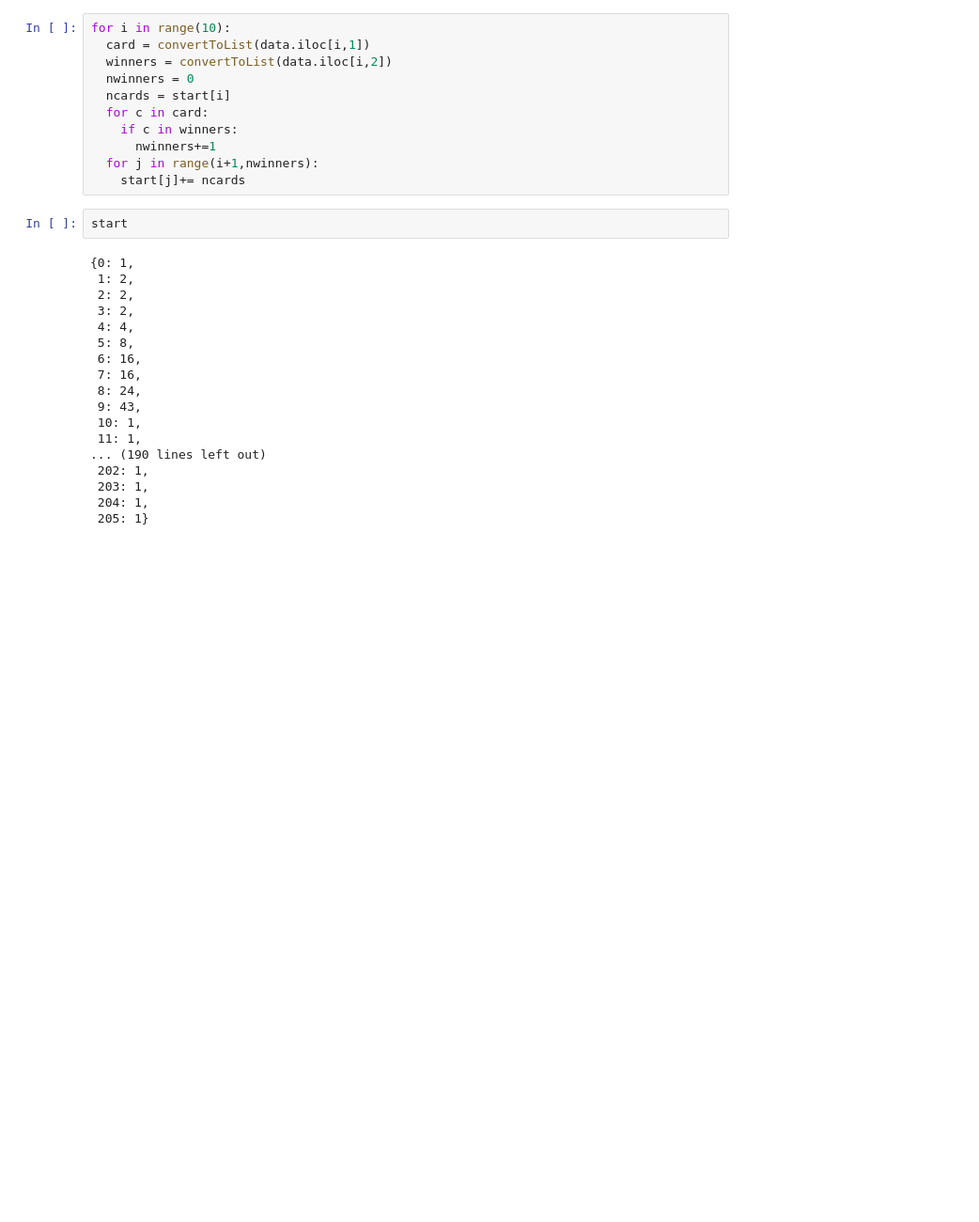
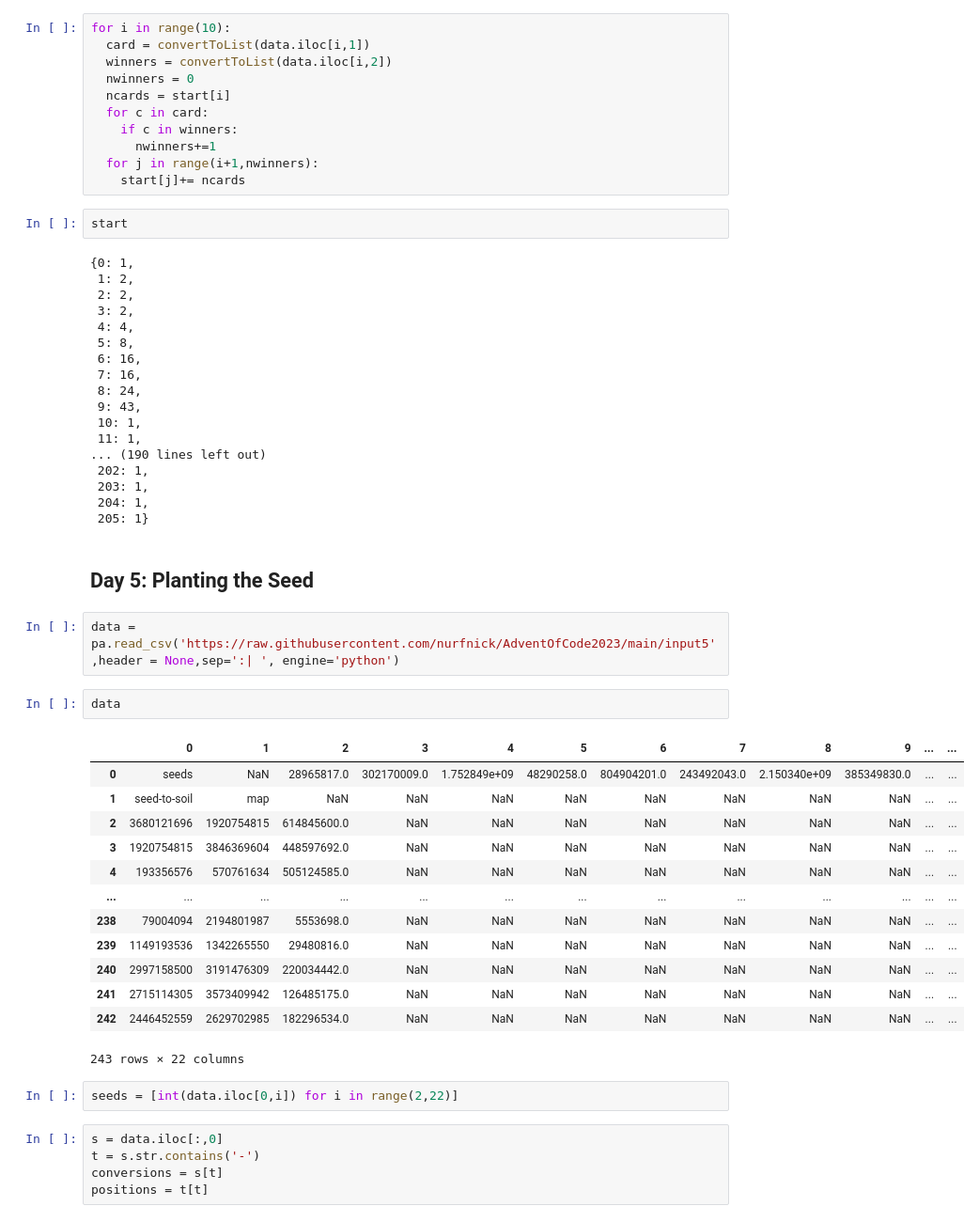
Before and after one commit to nurfnick/AdventOfCode2023, a Jupyter notebook: PythonCode.ipynb, the cells around one changed output. Shown at 94% size. Cells and saved outputs as stored; diff of their text form; blank space fills up the shorter version.

```diff
--- a/PythonCode.ipynb
+++ b/PythonCode.ipynb
@@ -872,3 +872,30 @@ start
  203: 1,
  204: 1,
  205: 1}
+# %% [markdown]
+## Day 5:  Planting the Seed
+# %%
+data = pa.read_csv('https://raw.githubusercontent.com/nurfnick/AdventOfCode2023/main/input5',header = None,sep=':| ', engine='python')
+# %%
+data
+# %% [output]
+|  | 0 | 1 | 2 | 3 | 4 | 5 | 6 | 7 | 8 | 9 | ... | ... |
+| 0 | seeds | NaN | 28965817.0 | 302170009.0 | 1.752849e+09 | 48290258.0 | 804904201.0 | 243492043.0 | 2.150340e+09 | 385349830.0 | ... | ... |
+| 1 | seed-to-soil | map | NaN | NaN | NaN | NaN | NaN | NaN | NaN | NaN | ... | ... |
+| 2 | 3680121696 | 1920754815 | 614845600.0 | NaN | NaN | NaN | NaN | NaN | NaN | NaN | ... | ... |
+| 3 | 1920754815 | 3846369604 | 448597692.0 | NaN | NaN | NaN | NaN | NaN | NaN | NaN | ... | ... |
+| 4 | 193356576 | 570761634 | 505124585.0 | NaN | NaN | NaN | NaN | NaN | NaN | NaN | ... | ... |
+| ... | ... | ... | ... | ... | ... | ... | ... | ... | ... | ... | ... | ... |
+| 238 | 79004094 | 2194801987 | 5553698.0 | NaN | NaN | NaN | NaN | NaN | NaN | NaN | ... | ... |
+| 239 | 1149193536 | 1342265550 | 29480816.0 | NaN | NaN | NaN | NaN | NaN | NaN | NaN | ... | ... |
+| 240 | 2997158500 | 3191476309 | 220034442.0 | NaN | NaN | NaN | NaN | NaN | NaN | NaN | ... | ... |
+| 241 | 2715114305 | 3573409942 | 126485175.0 | NaN | NaN | NaN | NaN | NaN | NaN | NaN | ... | ... |
+| 242 | 2446452559 | 2629702985 | 182296534.0 | NaN | NaN | NaN | NaN | NaN | NaN | NaN | ... | ... |
+243 rows × 22 columns
+# %%
+seeds = [int(data.iloc[0,i]) for i in range(2,22)]
+# %%
+s = data.iloc[:,0]
+t = s.str.contains('-')
+conversions = s[t]
+positions = t[t]
```
Also changed, not shown: parts of 5 cells of this notebook.
